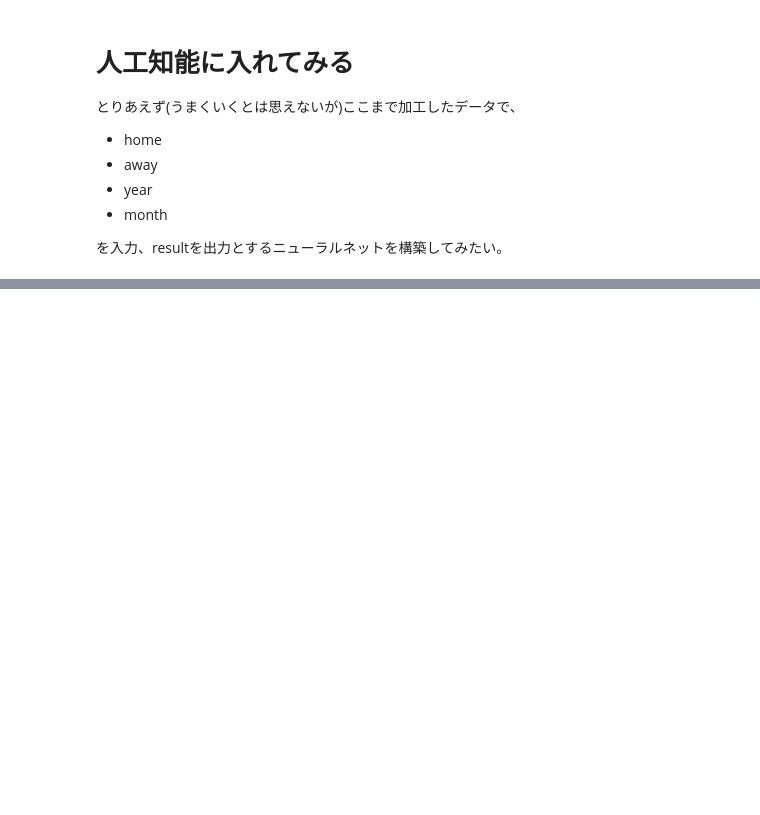
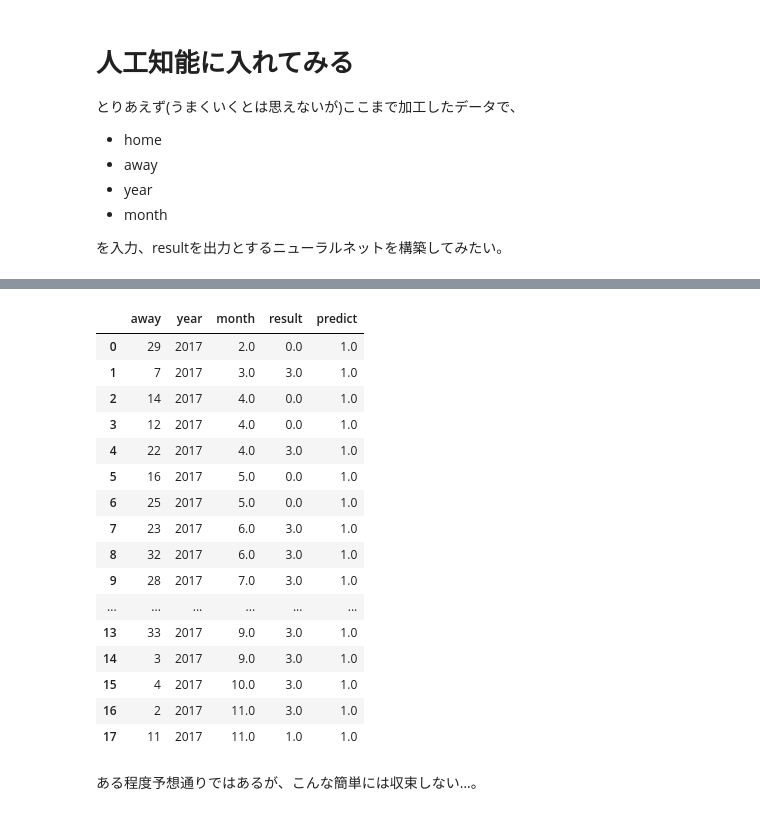
Before and after one commit to mark-n2/toto_notebook, a Jupyter notebook: toto_notebook.ipynb, the cells around one changed output, grey strips where cells are left out. Drawn from its saved outputs; the diff is of its cells as text; code cells hidden in the pictures; blank space fills up the shorter version.

```diff
--- a/toto_notebook.ipynb
+++ b/toto_notebook.ipynb
@@ -177,7 +196,7 @@ for match_day in df["試合日"]:
     if tmp.isdigit() == True:
         month.append(int(tmp))
     else:
-        month.append(0)
+        month.append(np.nan)
 df["month"] = month
 #display(month)
 # %%
@@ -235,0 +214,2 @@ display(data)
+# %%
+data = data.dropna()
@@ -243,3 +243,34 @@ display(data)
 * month
 
 を入力、resultを出力とするニューラルネットを構築してみたい。
+# %%
+import numpy as np
+import tensorflow as tf
+import tensorboard as tb
+
+# 入力Xと出力yを定義
+X, y = generate_trainng_data("鹿島",2017)
+
+#
+# ニューラルネットワークの定義
+#
+model = tf.keras.models.Sequential()	# Sequentialモデル
+# 入力2/出力8/活性化関数tanhの層を追加
+model.add(tf.keras.layers.Dense(24,input_dim=3, activation='tanh'))
+# 入力8(省略)/出力1/活性化関数sigmoidの層を追加
+model.add(tf.keras.layers.Dense(1, activation='tanh'))
+# 学習の仕方を定義
+# * 目的関数(ロス関数)としてbinary_crossentropy(logloss)
+# * 最適化アルゴリズムにSGD(確率的勾配降下法）、学習率を0.1に設定
+# * 評価メトリクスとしてaccuracyを表示
+model.compile(loss='binary_crossentropy',optimizer=tf.keras.optimizers.SGD(lr=0.1),metrics=['accuracy'])
+
+# Tensorboard用コールバック
+tb_cb = tf.keras.callbacks.TensorBoard(log_dir='./log')
+cbks = [tb_cb]
+# 学習開始
+# * バッチサイズ4
+# * エポック数1000回
+model.fit(X, y, batch_size=len(X), epochs=10, callbacks=cbks)
+
+#tb.show_graph(tf.get_default_graph().as_graph_def()) # JupyterでTensorboardのGraphを表示させる
@@ -245,0 +299,30 @@ display(data)
+# %%
+# モデルから2017年の対戦データを予想し、predict列に表示
+cx, cy = generate_correct_data("鹿島",2017)
+
+predict = pd.DataFrame(model.predict(cx)) # model.predictで予想
+display(pd.concat([
+    cx.reset_index(drop=True),
+    cy.reset_index(drop=True),
+    predict],
+    axis=1).rename(columns={0:"predict"}))
+# %% [output]
+|  | away | year | month | result | predict |
+| 0 | 29 | 2017 | 2.0 | 0.0 | 1.0 |
+| 1 | 7 | 2017 | 3.0 | 3.0 | 1.0 |
+| 2 | 14 | 2017 | 4.0 | 0.0 | 1.0 |
+| 3 | 12 | 2017 | 4.0 | 0.0 | 1.0 |
+| 4 | 22 | 2017 | 4.0 | 3.0 | 1.0 |
+| 5 | 16 | 2017 | 5.0 | 0.0 | 1.0 |
+| 6 | 25 | 2017 | 5.0 | 0.0 | 1.0 |
+| 7 | 23 | 2017 | 6.0 | 3.0 | 1.0 |
+| 8 | 32 | 2017 | 6.0 | 3.0 | 1.0 |
+| 9 | 28 | 2017 | 7.0 | 3.0 | 1.0 |
+| ... | ... | ... | ... | ... | ... |
+| 13 | 33 | 2017 | 9.0 | 3.0 | 1.0 |
+| 14 | 3 | 2017 | 9.0 | 3.0 | 1.0 |
+| 15 | 4 | 2017 | 10.0 | 3.0 | 1.0 |
+| 16 | 2 | 2017 | 11.0 | 3.0 | 1.0 |
+| 17 | 11 | 2017 | 11.0 | 1.0 | 1.0 |
+# %% [markdown]
+ある程度予想通りではあるが、こんな簡単には収束しない…。
```
Also changed, not shown: parts of 10 cells of this notebook.
